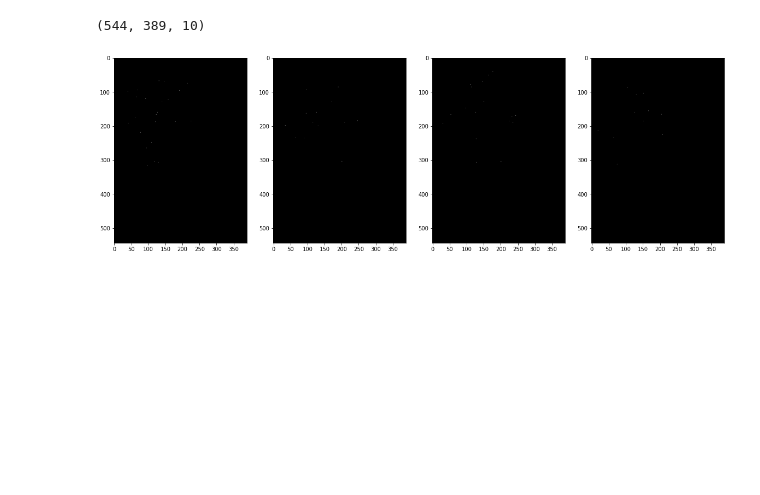
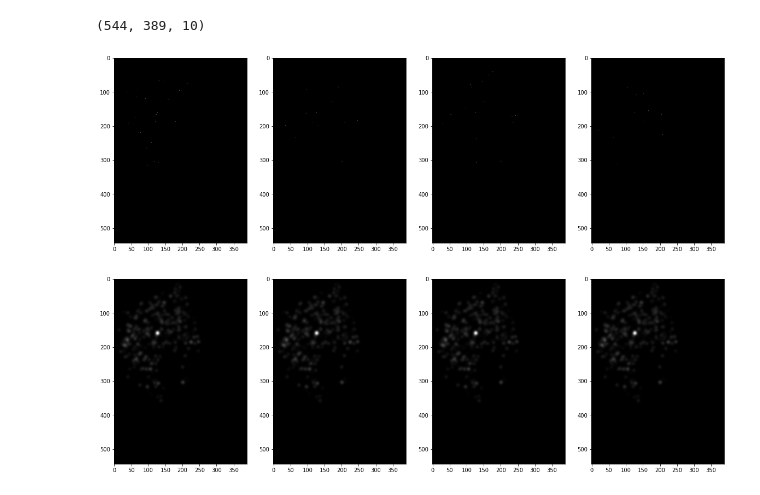
Before and after one commit to candiesforlife/minority_report, a Jupyter notebook: notebooks/Alice_6h_Preprocessing_Stacking_Test.ipynb, the cells around one changed output. Saved outputs shown, nothing was run; the diff lists cells and outputs as text; code cells hidden in the pictures; blank space fills up the shorter version.

```diff
--- a/notebooks/Alice_6h_Preprocessing_Stacking_Test.ipynb
+++ b/notebooks/Alice_6h_Preprocessing_Stacking_Test.ipynb
@@ -207,0 +202,10 @@ img_plot(img_conv_sample)
+# %%
+# (((120/15)/2), ((120/15)/2), (28/2))) = 4, 4, 14 (equ. to 120m stretch and week span)
+
+img3D_conv_six = gaussian_filter(img_six, sigma = (4, 4, 14))
+
+img_conv_sample = img3D_conv_six[:, :, 0:10]
+
+img_plot(img_conv_sample)
+# %% [output]
+[figure, added]
```
Also changed, not shown: parts of 11 cells of this notebook, 3 other files.
